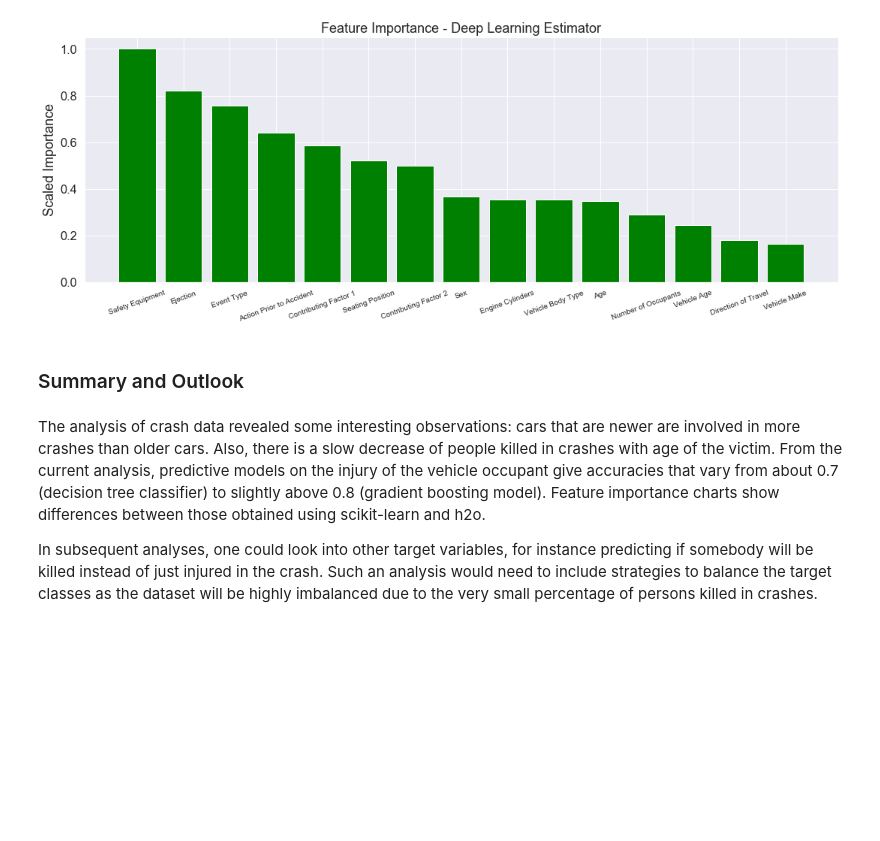
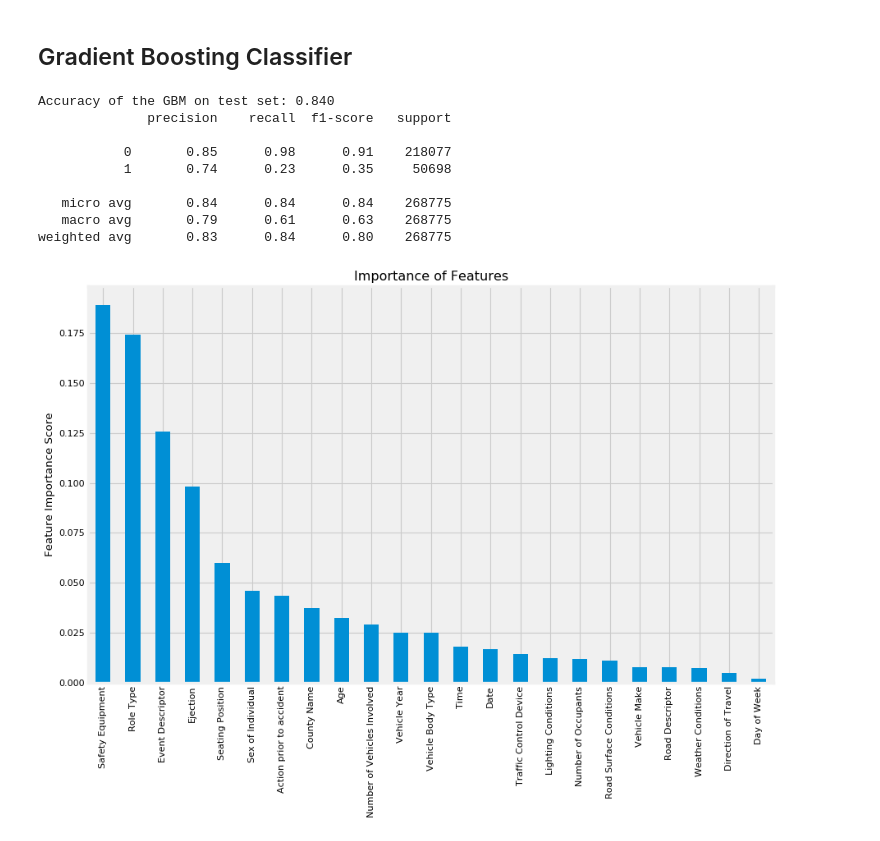
Before and after one commit to mikeissah/TDI, a Jupyter notebook: project/crash_analysis.ipynb, the cells around one changed output. Drawn from its saved outputs; the diff is of its cells as text; code cells hidden in the pictures; blank space fills up the shorter version.

Commit message:
Updated notebook and figures

```diff
--- a/project/crash_analysis.ipynb
+++ b/project/crash_analysis.ipynb
@@ -282,6 +167,13 @@ headers = ['Vehicle Body Type', 'Action Prior to Accident', 'Direction of Travel
+# %%
+headers = ['Role Type', 'Sex of Individual', 'Number of Occupants', 'Vehicle Make', 'Vehicle Year',
+           'Direction of Travel', 'Ejection', 'Event Descriptor',
+           'Lighting Conditions', 'Action prior to accident', 'Road Descriptor',
+           'Road Surface Conditions', 'Safety Equipment', 'Seating Position','Traffic Control Device',
+           'Vehicle Body Type', 'Weather Conditions', 'Day of Week', 'County Name', 'Date', 'Time',
+           'Age', 'Number of Vehicles Involved', 'Injured']
 # %%
-# The last element of the headers list is the target and the other elements are the predictors
-train_x, test_x, train_y, test_y = split_dataset(df, 0.8, headers[:-1], headers[-1])
+# The last element is the target and the other elements are the predictors
+train_x, test_x, train_y, test_y = split_dataset(df, 0.7, headers[:-1], headers[-1])
 # %%
 # Train and Test dataset size details
 print ("Train_x Shape : ", train_x.shape)
@@ -325,3 +187,0 @@ def draw_roc_curve(model, predictions):
-# %%
-dtree_classifier = DecisionTreeClassifier(criterion = 'entropy', random_state = 0)
-dtree_classifier.fit(train_x, train_y)
@@ -686,16 +188,28 @@ dataset size being too small for such an analysis.
-# %%
-draw_feature_importance_h2o(dl_estimator, 'green', 'Feature Importance - Deep Learning Estimator')
-# %% [output]
-[figure, removed]
-# %% [markdown]
-### Summary and Outlook
-# %% [markdown]
-The analysis of crash data revealed some interesting observations: cars that are newer are involved in more crashes than older
-cars. Also, there is a slow decrease of people killed in crashes with age of the victim. From the current analysis,
-predictive models on the injury of the vehicle occupant give accuracies that vary from about 0.7 (decision tree classifier) to
-slightly above 0.8 (gradient boosting model). Feature importance charts show differences between those obtained using
-scikit-learn and h2o.
-
-In subsequent analyses, one could look into other target variables, for instance predicting if somebody will be killed instead
-of just injured in the crash. Such an analysis would need to include strategies to balance the target classes as the dataset
-will be highly imbalanced due to the very small percentage of persons killed in crashes.
+# %% [markdown]
+## Gradient Boosting Classifier
+# %%
+gbc = GradientBoostingClassifier(learning_rate=0.1, n_estimators=100,max_depth=8, min_samples_split=2,
+                                      min_samples_leaf=1, subsample=1,max_features='sqrt', random_state=10)
+gbc.fit(train_x,train_y)
+predictors=list(train_x)
+# %%
+from matplotlib.pyplot import figure
+figure(num=None, figsize=(12, 8), dpi=80, facecolor='w', edgecolor='k')
+
+feat_imp = pd.Series(gbc.feature_importances_, predictors).sort_values(ascending=False)
+feat_imp.plot(kind='bar', title='Importance of Features')
+plt.ylabel('Feature Importance Score')
+print('Accuracy of the GBM on test set: {:.3f}'.format(gbc.score(test_x, test_y)))
+pred=gbc.predict(test_x)
+print(classification_report(test_y, pred))
+# %% [output]
+Accuracy of the GBM on test set: 0.840
+              precision    recall  f1-score   support
+
+           0       0.85      0.98      0.91    218077
+           1       0.74      0.23      0.35     50698
+
+   micro avg       0.84      0.84      0.84    268775
+   macro avg       0.79      0.61      0.63    268775
+weighted avg       0.83      0.84      0.80    268775
+[figure, added]
```
Also changed, not shown: parts of 124 cells of this notebook, 3 other files.
